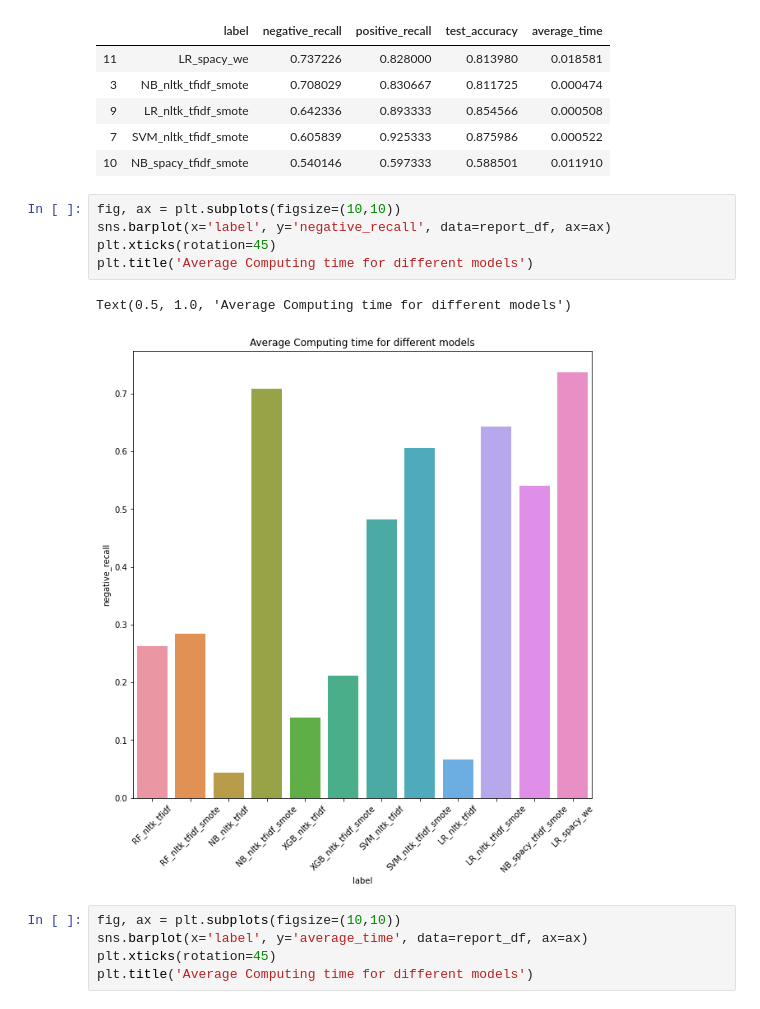
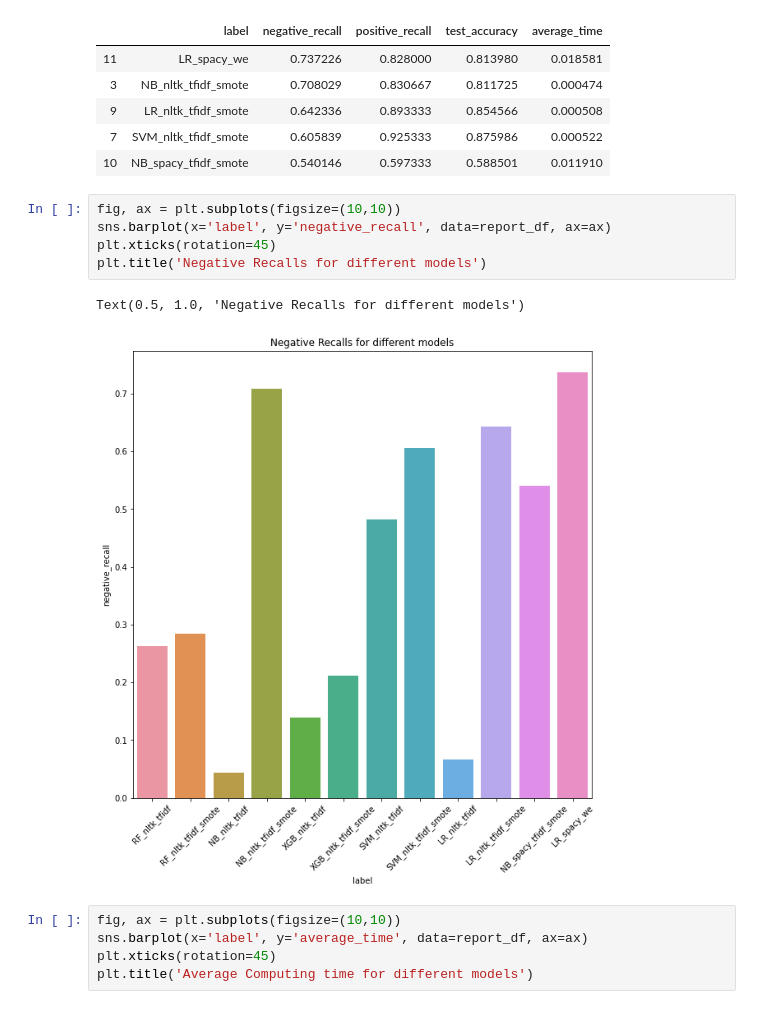
Before and after one commit to singsang2/dsc-mod-4-project-v2-1-onl01-dtsc-ft-070620, a Jupyter notebook: Tweet_sentiment_analysis.ipynb, the cells around one changed output. Cells and saved outputs as stored; diff of their text form.

```diff
--- a/Tweet_sentiment_analysis.ipynb
+++ b/Tweet_sentiment_analysis.ipynb
@@ -1075,11 +1075,11 @@ report_df.sort_values(by=['negative_recall', 'test_accuracy'], ascending=False)[
 # %%
 fig, ax = plt.subplots(figsize=(10,10))
 sns.barplot(x='label', y='negative_recall', data=report_df, ax=ax)
 plt.xticks(rotation=45)
-plt.title('Average Computing time for different models')
+plt.title('Negative Recalls for different models')
 # %% [output]
-Text(0.5, 1.0, 'Average Computing time for different models')
+Text(0.5, 1.0, 'Negative Recalls for different models')
-[figure, old version]
+[figure, new version]
 # %%
 fig, ax = plt.subplots(figsize=(10,10))
 sns.barplot(x='label', y='average_time', data=report_df, ax=ax)
```
Also changed, not shown: 1 other file.
